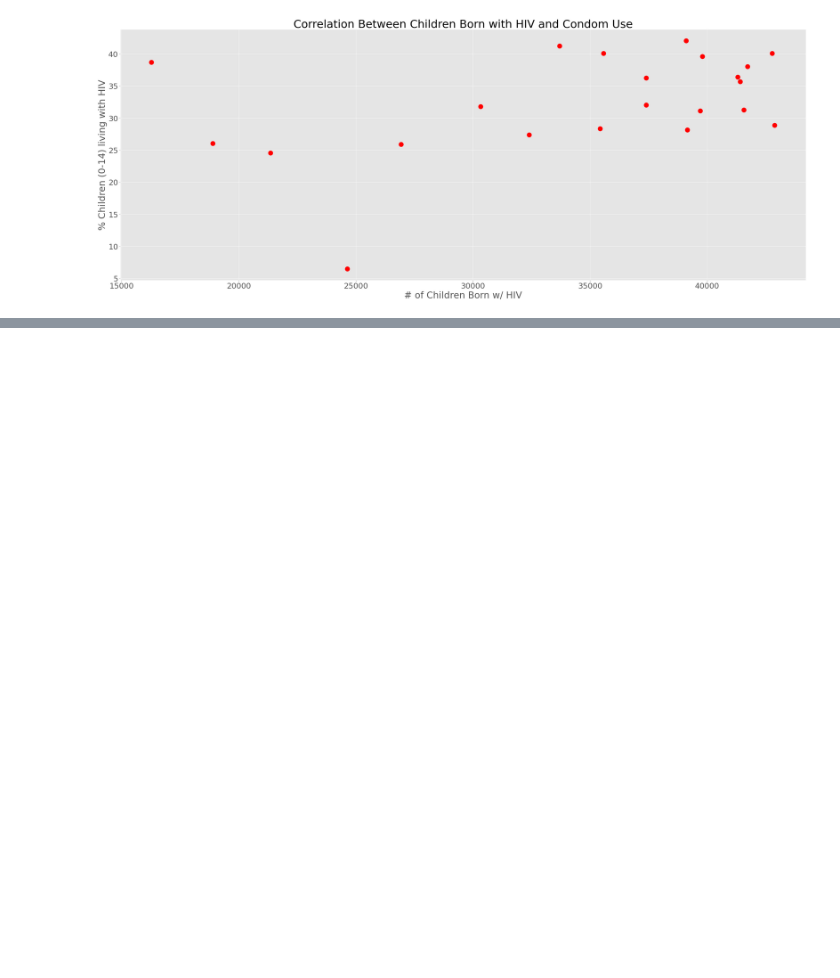
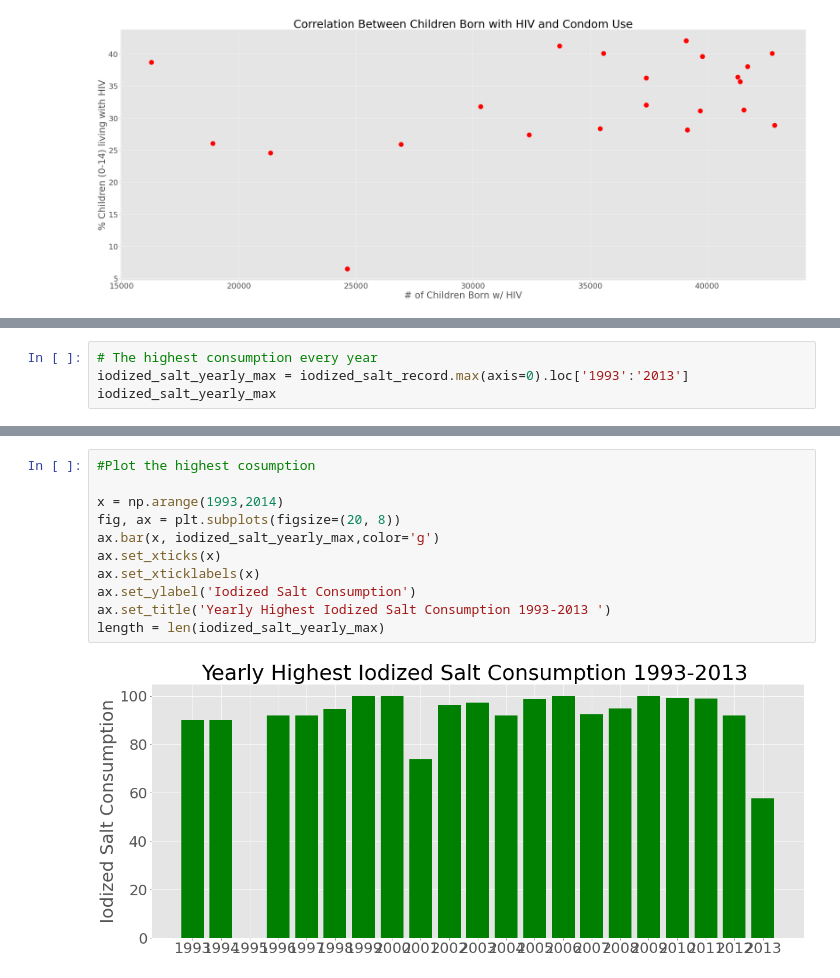
Before and after one commit to AndrewSamaha/HealthNutrition-and-PopulationStat, a Jupyter notebook: EDA.ipynb, the cells around one changed output, grey strips where cells are left out. Drawn from its saved outputs; the diff is of its cells as text; blank space fills up the shorter version.

```diff
--- a/EDA.ipynb
+++ b/EDA.ipynb
@@ -299,0 +354,4 @@ ax.set_ylabel('% Children (0-14) living with HIV')
+# %%
+# The highest consumption every year
+iodized_salt_yearly_max = iodized_salt_record.max(axis=0).loc['1993':'2013']
+iodized_salt_yearly_max
@@ -299,0 +376,13 @@ ax.set_ylabel('% Children (0-14) living with HIV')
+# %%
+#Plot the highest cosumption
+
+x = np.arange(1993,2014)
+fig, ax = plt.subplots(figsize=(20, 8))
+ax.bar(x, iodized_salt_yearly_max,color='g')
+ax.set_xticks(x)
+ax.set_xticklabels(x)
+ax.set_ylabel('Iodized Salt Consumption')
+ax.set_title('Yearly Highest Iodized Salt Consumption 1993-2013 ')
+length = len(iodized_salt_yearly_max)
+# %% [output]
+[figure, added]
```
Also changed, not shown: parts of 5 cells of this notebook.
